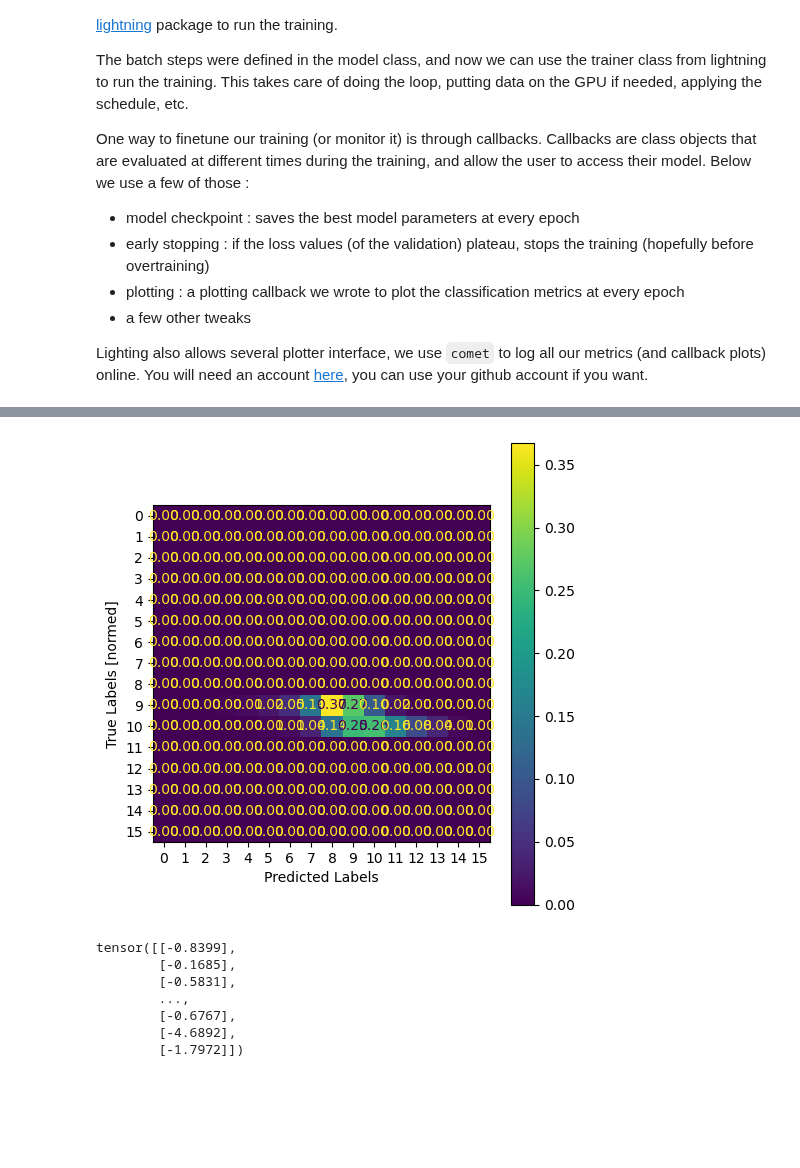
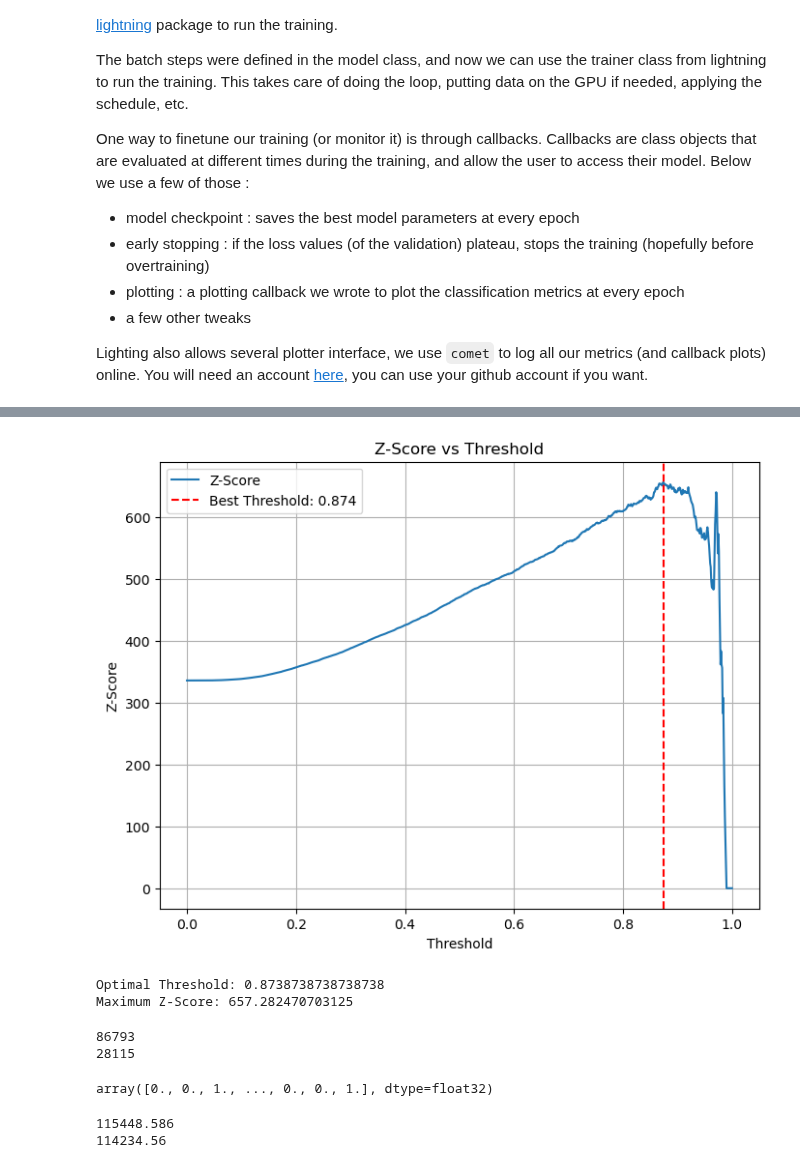
Before and after one commit to inigostibbe/msciproject, a Jupyter notebook: bristol-tth-transformer-msc_project/bristol-tth-transformer-msc_project/notebooks/training.ipynb, the cells around one changed output, grey strips where cells are left out. Drawn from its saved outputs; the diff is of its cells as text; code cells hidden in the pictures; blank space fills up the shorter version.

```diff
--- a/bristol-tth-transformer-msc_project/bristol-tth-transformer-msc_project/notebooks/training.ipynb
+++ b/bristol-tth-transformer-msc_project/bristol-tth-transformer-msc_project/notebooks/training.ipynb
@@ -425,15 +440,0 @@ fig = plot_roc(labels, preds, outdir=outdir,show=True)
-# %%
-%autoreload 2
-fig = plot_confusion_matrix(labels, preds, outdir=outdir,show=True)
-# %% [output]
-[figure, removed]
-# %%
-preds
-# %% [output]
-tensor([[-0.8399],
-        [-0.1685],
-        [-0.5831],
-        ...,
-        [-0.6767],
-        [-4.6892],
-        [-1.7972]])
@@ -439,0 +490,31 @@ tensor([[-0.8399],
+# %%
+# Find the optimal threshold and plot
+best_threshold, best_z = find_optimal_threshold_with_plot(preds, labels, weights)
+print(f"Optimal Threshold: {best_threshold}")
+print(f"Maximum Z-Score: {best_z}")
+# %% [output]
+[figure, added]
+Optimal Threshold: 0.8738738738738738
+Maximum Z-Score: 657.282470703125
+# %%
+# Checking weights
+
+inputs, labels, weights, mask, event = valid_dataset.tensors
+print(len(labels[labels == 0]))
+print(len(labels[labels == 1]))
+# print()
+# print(np.sum(weights[labels.flatten() == 0]))
+# print(labels.shape, weights.shape)
+a = np.array(labels.flatten())
+a
+# %% [output]
+86793
+28115
+array([0., 0., 1., ..., 0., 0., 1.], dtype=float32)
+# %%
+weights2 = np.array(weights.flatten())
+print(np.sum(weights2[a == 0]))
+print(np.sum(weights2[a == 1]))
+# %% [output]
+115448.586
+114234.56
```
Also changed, not shown: parts of 8 cells of this notebook, 43 other files.
